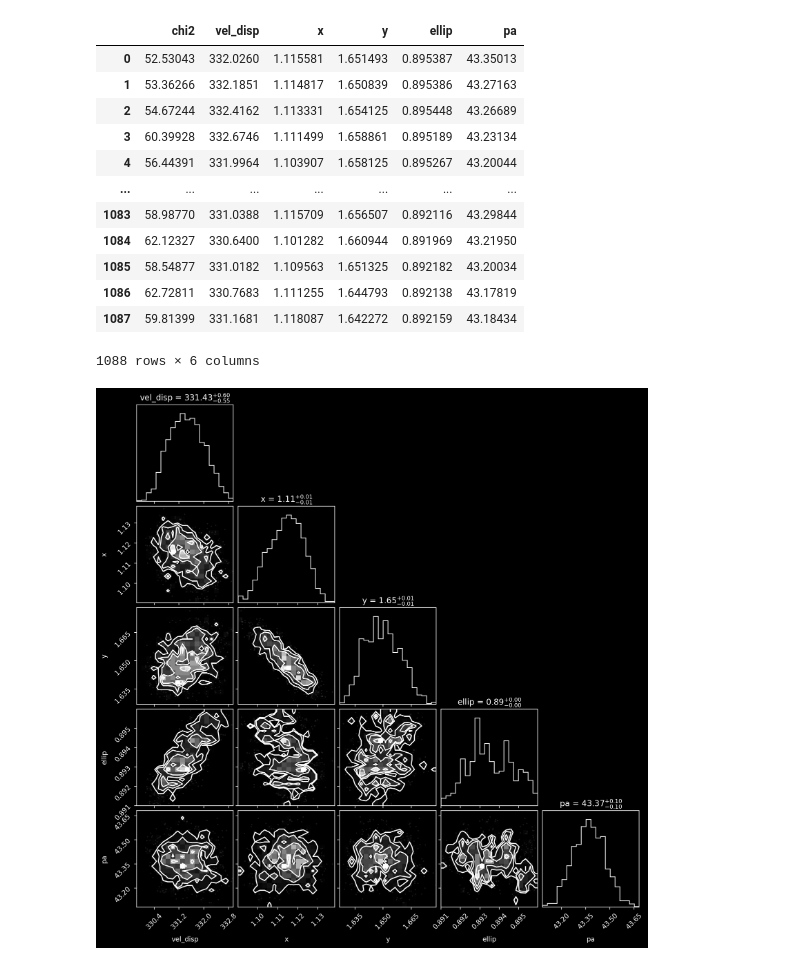
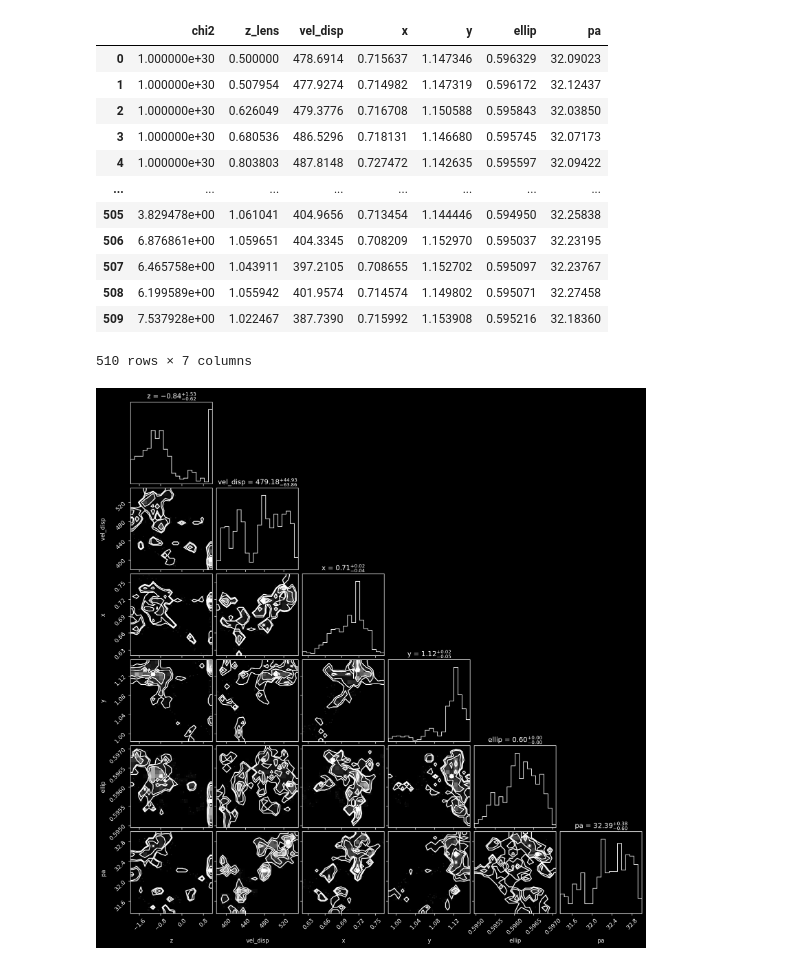
Before and after one commit to romms921/LensSuite, a Jupyter notebook: Python Files/corner.ipynb, the cells around one changed output. Drawn from its saved outputs; the diff is of its cells as text; code cells hidden in the pictures.

Commit message:
B2045 MCMC run

```diff
--- a/Python Files/corner.ipynb
+++ b/Python Files/corner.ipynb
@@ -9,26 +9,26 @@ import corner
 import ast
 # %%
 # Make the corner plot for the MCMC results
-system_name = '2M1134'
+system_name = 'B2045'
 model_ver = 'sie'
 mcmc_samples_path = f'../{system_name}/mcmc/{model_ver}_mcmc.dat'
-samples = pd.read_csv(mcmc_samples_path, delim_whitespace=True, header=None, names=['chi2', 'vel_disp', 'x', 'y', 'ellip', 'pa' ])
+samples = pd.read_csv(mcmc_samples_path, delim_whitespace=True, header=None, names=['chi2', 'z_lens', 'vel_disp', 'x', 'y', 'ellip', 'pa' ])
 # %%
 samples
 # %% [output]
-|  | chi2 | vel_disp | x | y | ellip | pa |
-| 0 | 52.53043 | 332.0260 | 1.115581 | 1.651493 | 0.895387 | 43.35013 |
-| 1 | 53.36266 | 332.1851 | 1.114817 | 1.650839 | 0.895386 | 43.27163 |
-| 2 | 54.67244 | 332.4162 | 1.113331 | 1.654125 | 0.895448 | 43.26689 |
-| 3 | 60.39928 | 332.6746 | 1.111499 | 1.658861 | 0.895189 | 43.23134 |
-| 4 | 56.44391 | 331.9964 | 1.103907 | 1.658125 | 0.895267 | 43.20044 |
-| ... | ... | ... | ... | ... | ... | ... |
-| 1083 | 58.98770 | 331.0388 | 1.115709 | 1.656507 | 0.892116 | 43.29844 |
-| 1084 | 62.12327 | 330.6400 | 1.101282 | 1.660944 | 0.891969 | 43.21950 |
-| 1085 | 58.54877 | 331.0182 | 1.109563 | 1.651325 | 0.892182 | 43.20034 |
-| 1086 | 62.72811 | 330.7683 | 1.111255 | 1.644793 | 0.892138 | 43.17819 |
-| 1087 | 59.81399 | 331.1681 | 1.118087 | 1.642272 | 0.892159 | 43.18434 |
+|  | chi2 | z_lens | vel_disp | x | y | ellip | pa |
+| 0 | 1.000000e+30 | 0.500000 | 478.6914 | 0.715637 | 1.147346 | 0.596329 | 32.09023 |
+| 1 | 1.000000e+30 | 0.507954 | 477.9274 | 0.714982 | 1.147319 | 0.596172 | 32.12437 |
+| 2 | 1.000000e+30 | 0.626049 | 479.3776 | 0.716708 | 1.150588 | 0.595843 | 32.03850 |
+| 3 | 1.000000e+30 | 0.680536 | 486.5296 | 0.718131 | 1.146680 | 0.595745 | 32.07173 |
+| 4 | 1.000000e+30 | 0.803803 | 487.8148 | 0.727472 | 1.142635 | 0.595597 | 32.09422 |
+| ... | ... | ... | ... | ... | ... | ... | ... |
+| 505 | 3.829478e+00 | 1.061041 | 404.9656 | 0.713454 | 1.144446 | 0.594950 | 32.25838 |
+| 506 | 6.876861e+00 | 1.059651 | 404.3345 | 0.708209 | 1.152970 | 0.595037 | 32.23195 |
+| 507 | 6.465758e+00 | 1.043911 | 397.2105 | 0.708655 | 1.152702 | 0.595097 | 32.23767 |
+| 508 | 6.199589e+00 | 1.055942 | 401.9574 | 0.714574 | 1.149802 | 0.595071 | 32.27458 |
+| 509 | 7.537928e+00 | 1.022467 | 387.7390 | 0.715992 | 1.153908 | 0.595216 | 32.18360 |
-1088 rows × 6 columns
+510 rows × 7 columns
 # %%
 masked_samples = samples.drop(columns=['chi2']).to_numpy()
 # %%
@@ -38,8 +38,8 @@ masked_samples = samples.drop(columns=['chi2']).to_numpy()
 # masked_samples
 # %%
 # Remove the first column when loading the samples, as it is the accepted/rejected column
-labels = ['vel_disp', 'x', 'y', 'ellip', 'pa']
+labels = ['z', 'vel_disp', 'x', 'y', 'ellip', 'pa']
 fig = corner.corner(masked_samples, labels=labels, show_titles=True)
 plt.savefig(f'../{system_name}/mcmc/{model_ver}_corner.png')
 # %% [output]
-[figure, old version]
+[figure, new version]
```
Also changed, not shown: 8 other files.
